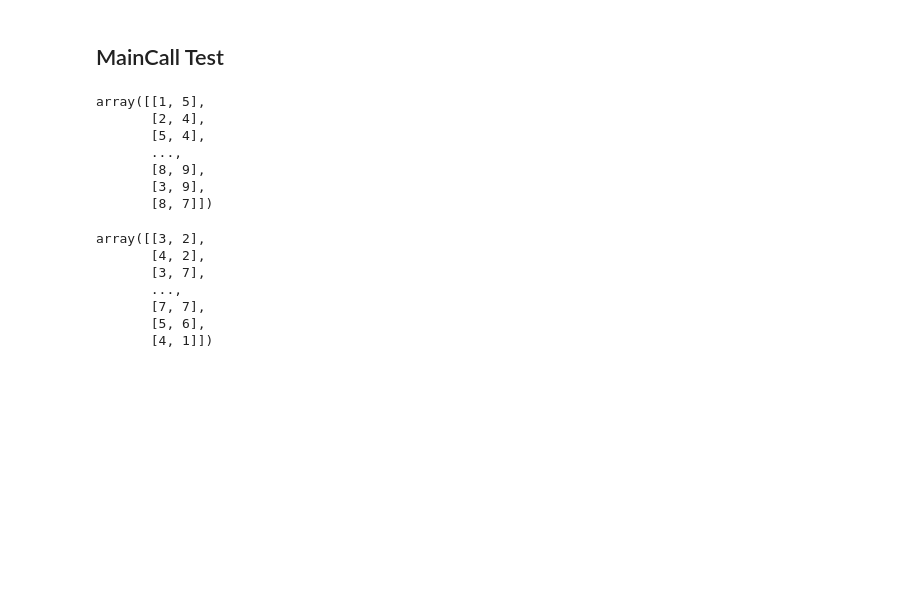
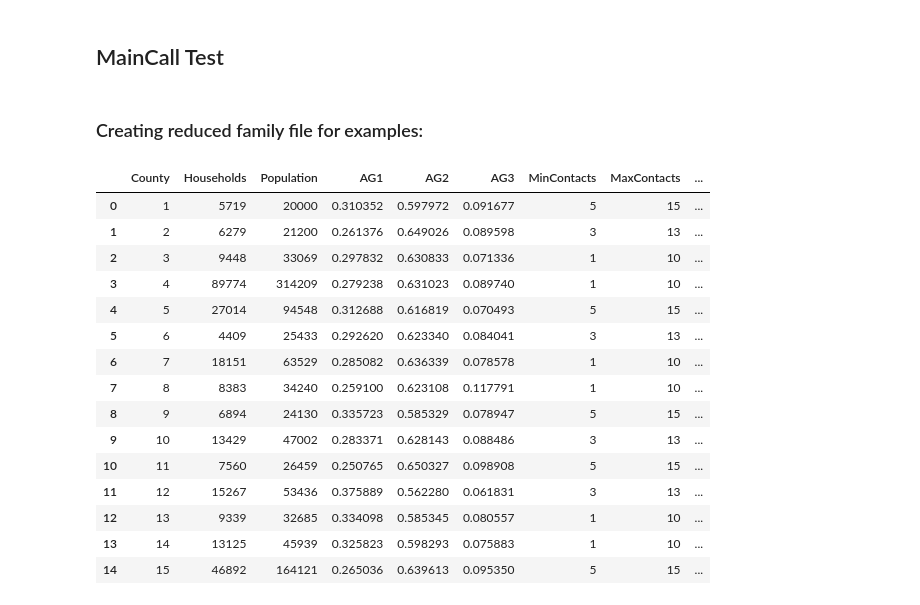
Before and after one commit to JimmyCalvoMonge/adaptive, a Jupyter notebook: mytests.ipynb, the cells around one changed output. Cells and saved outputs as stored; diff of their text form; code cells hidden in the pictures; blank space fills up the shorter version.

```diff
--- a/mytests.ipynb
+++ b/mytests.ipynb
@@ -607,29 +605,26 @@ for day in range(T):
         dataMapDead[k, day] = len([id_ for id_ in ids_county_id if id_ == k])
         dataMapAcum[k, day] = dataMapAcum[k, day] + len([id_ for id_ in
                                                          ids_county if id_ == k])
-# %%
-size=(10000,2)
-imax=10
-cols = []
-for i in range(size[1]):
-    cols.append(random.choices(range(1, imax+1), k=size[0]))
-mat = np.array(cols).T
-mat
-# %% [output]
-array([[1, 5],
-       [2, 4],
-       [5, 4],
-       ...,
-       [8, 9],
-       [3, 9],
-       [8, 7]])
-# %%
-np.random.randint(low=1, high=imax+1, size=size)
-# %% [output]
-array([[3, 2],
-       [4, 2],
-       [3, 7],
-       ...,
-       [7, 7],
-       [5, 6],
-       [4, 1]])
+# %% [markdown]
+### Creating reduced family file for examples:
+# %%
+data = pd.read_csv('./config_data/setupFamily.csv')
+data['Households_per_Pop'] = data['Households']/data['Population']
+data
+# %% [output]
+|  | County | Households | Population | AG1 | AG2 | AG3 | MinContacts | MaxContacts | ... |
+| 0 | 1 | 5719 | 20000 | 0.310352 | 0.597972 | 0.091677 | 5 | 15 | ... |
+| 1 | 2 | 6279 | 21200 | 0.261376 | 0.649026 | 0.089598 | 3 | 13 | ... |
+| 2 | 3 | 9448 | 33069 | 0.297832 | 0.630833 | 0.071336 | 1 | 10 | ... |
+| 3 | 4 | 89774 | 314209 | 0.279238 | 0.631023 | 0.089740 | 1 | 10 | ... |
+| 4 | 5 | 27014 | 94548 | 0.312688 | 0.616819 | 0.070493 | 5 | 15 | ... |
+| 5 | 6 | 4409 | 25433 | 0.292620 | 0.623340 | 0.084041 | 3 | 13 | ... |
+| 6 | 7 | 18151 | 63529 | 0.285082 | 0.636339 | 0.078578 | 1 | 10 | ... |
+| 7 | 8 | 8383 | 34240 | 0.259100 | 0.623108 | 0.117791 | 1 | 10 | ... |
+| 8 | 9 | 6894 | 24130 | 0.335723 | 0.585329 | 0.078947 | 5 | 15 | ... |
+| 9 | 10 | 13429 | 47002 | 0.283371 | 0.628143 | 0.088486 | 3 | 13 | ... |
+| 10 | 11 | 7560 | 26459 | 0.250765 | 0.650327 | 0.098908 | 5 | 15 | ... |
+| 11 | 12 | 15267 | 53436 | 0.375889 | 0.562280 | 0.061831 | 3 | 13 | ... |
+| 12 | 13 | 9339 | 32685 | 0.334098 | 0.585345 | 0.080557 | 1 | 10 | ... |
+| 13 | 14 | 13125 | 45939 | 0.325823 | 0.598293 | 0.075883 | 1 | 10 | ... |
+| 14 | 15 | 46892 | 164121 | 0.265036 | 0.639613 | 0.095350 | 5 | 15 | ... |
```
Also changed, not shown: parts of 7 cells of this notebook, 10 other files.
